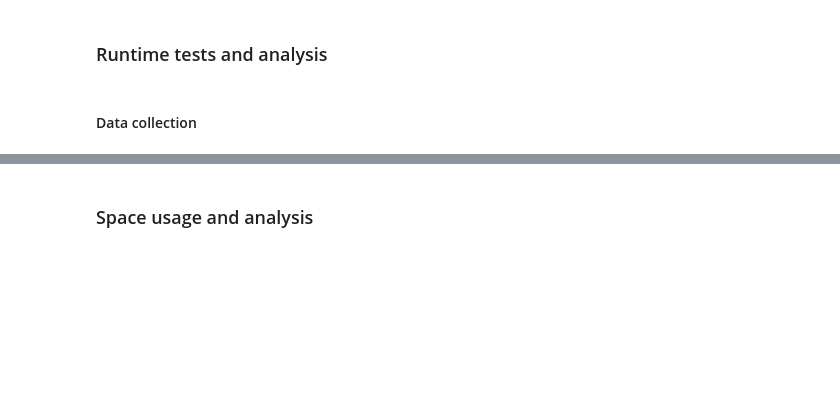
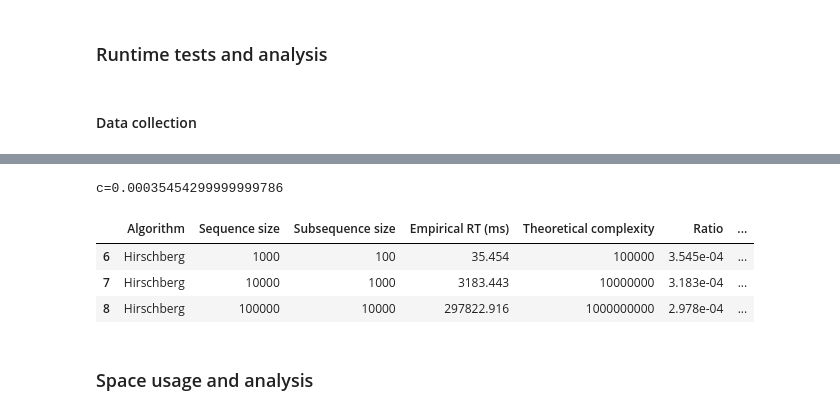
Before and after one commit to fau-masters-collected-works-cgarbin/cot6405-analysis-of-algorithms, a Jupyter notebook: longest-common-subsequence/lcs-experiments.ipynb, the cells around one changed output, grey strips where cells are left out. Cells and saved outputs as stored; diff of their text form; code cells hidden in the pictures; blank space fills up the shorter version.

```diff
--- a/longest-common-subsequence/lcs-experiments.ipynb
+++ b/longest-common-subsequence/lcs-experiments.ipynb
@@ -259,3 +251,13 @@ sns.barplot(data=rt_results_summary, y=metrics.DF_SEQ_SIZE,
+# %%
+rt_h, c = m.add_analysis(rt_results_summary, m.ALG_HIRSCHBERG)
+print('c={}'.format(c))
+display(rt_h)
+# %% [output]
+c=0.00035454299999999786
+|  | Algorithm | Sequence size | Subsequence size | Empirical RT (ms) | Theoretical complexity | Ratio | ... |
+| 6 | Hirschberg | 1000 | 100 | 35.454 | 100000 | 3.545e-04 | ... |
+| 7 | Hirschberg | 10000 | 1000 | 3183.443 | 10000000 | 3.183e-04 | ... |
+| 8 | Hirschberg | 100000 | 10000 | 297822.916 | 1000000000 | 2.978e-04 | ... |
 # %% [markdown]
 ### Space usage and analysis
 # %%
```
Also changed, not shown: parts of 13 cells of this notebook.
